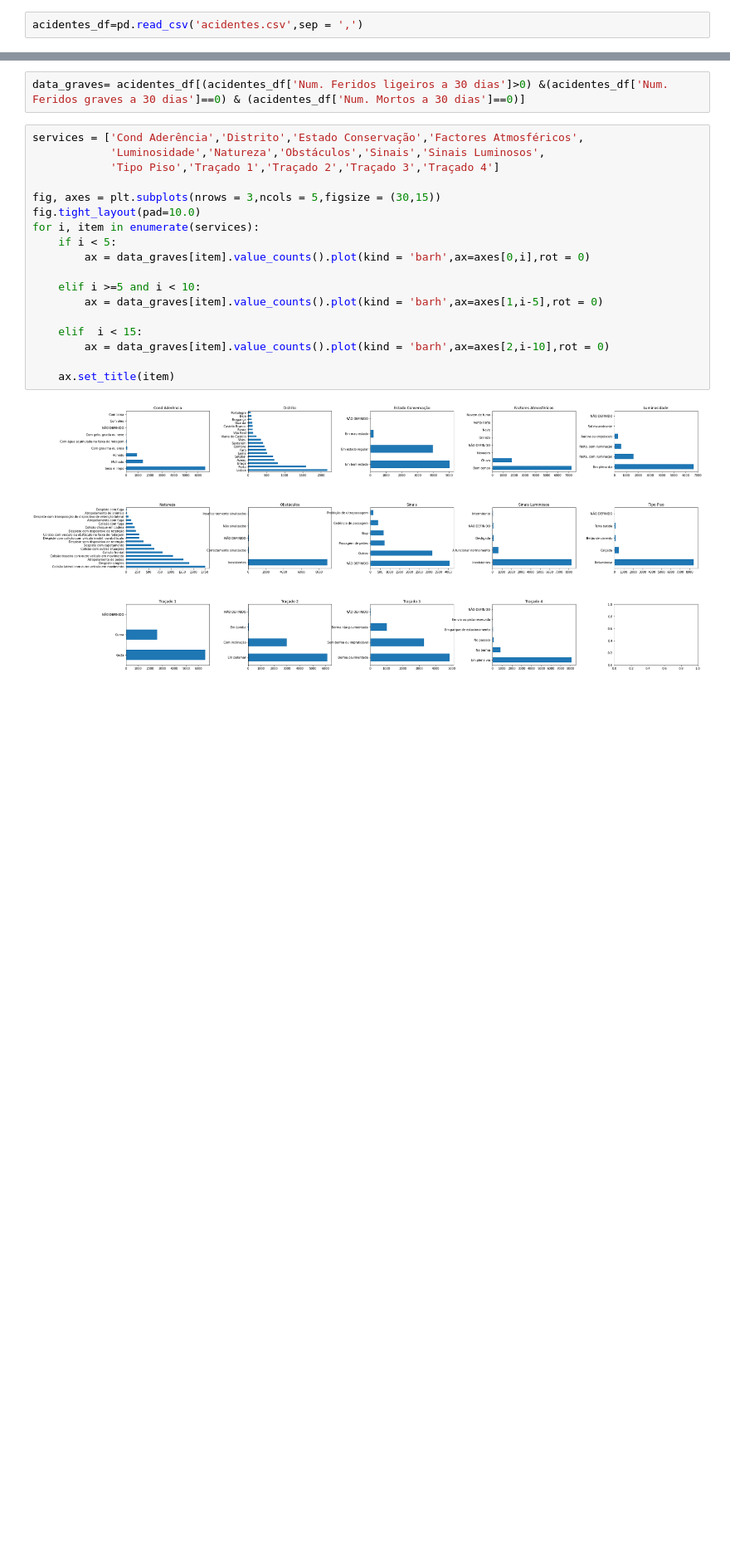
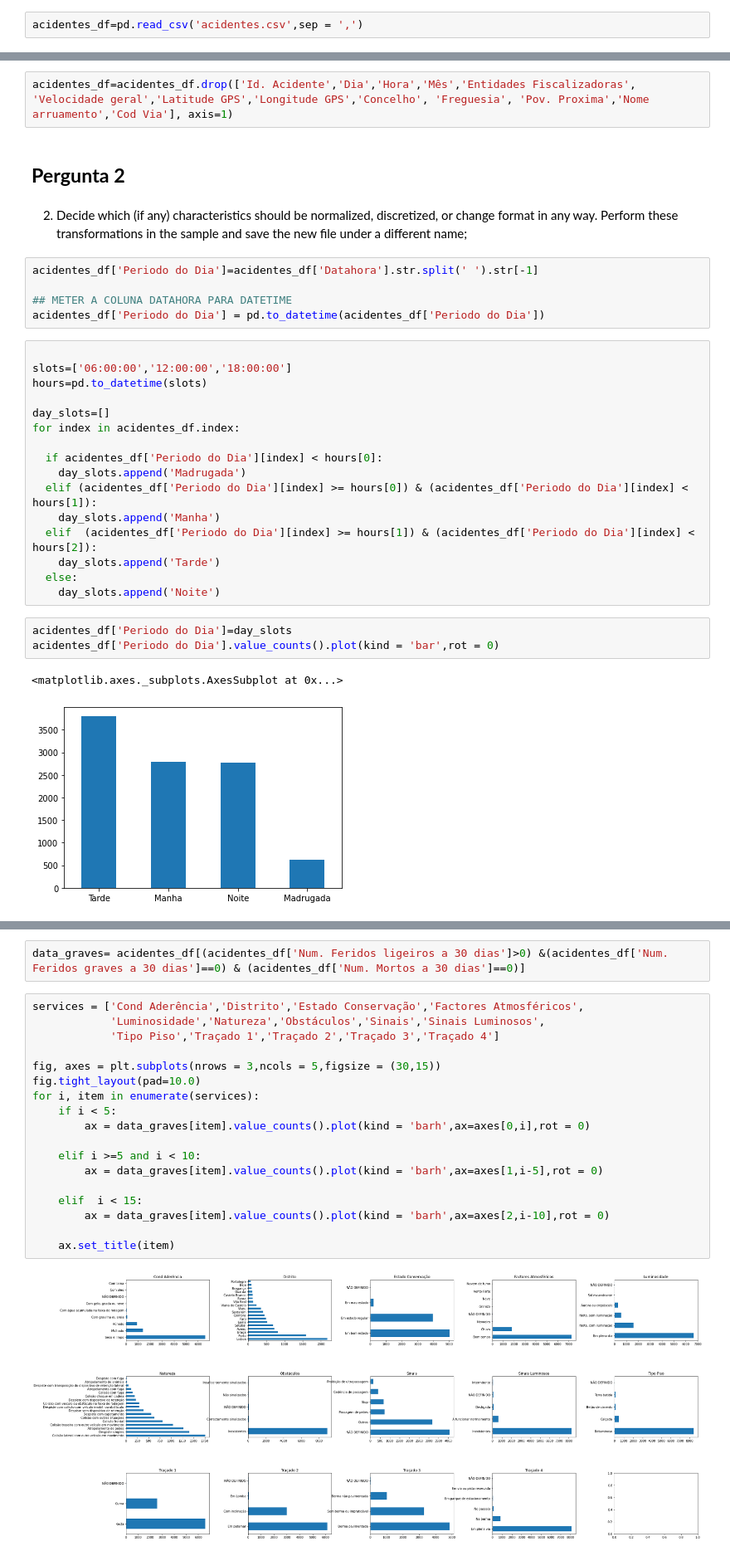
Before and after one commit to mrdso2-iscte/IAA_PROJECT, a Jupyter notebook: IAA.ipynb, the cells around one changed output, grey strips where cells are left out. Shown: that part at 83% size. Saved outputs shown, nothing was run; the diff lists cells and outputs as text; blank space fills up the shorter version.

```diff
--- a/IAA.ipynb
+++ b/IAA.ipynb
@@ -87,0 +113,35 @@ acidentes_df=pd.read_csv('acidentes.csv',sep = ',')
+# %%
+acidentes_df=acidentes_df.drop(['Id. Acidente','Dia','Hora','Mês','Entidades Fiscalizadoras', 'Velocidade geral','Latitude GPS','Longitude GPS','Concelho', 'Freguesia', 'Pov. Proxima','Nome arruamento','Cod Via'], axis=1)
+# %% [markdown]
+## **Pergunta 2**
+# %% [markdown]
+2. Decide which (if any) characteristics should be normalized, discretized, or change format
+in any way. Perform these transformations in the sample and save the new file
+under a different name;
+# %%
+acidentes_df['Periodo do Dia']=acidentes_df['Datahora'].str.split(' ').str[-1]
+
+## METER A COLUNA DATAHORA PARA DATETIME
+acidentes_df['Periodo do Dia'] = pd.to_datetime(acidentes_df['Periodo do Dia'])
+# %%
+
+slots=['06:00:00','12:00:00','18:00:00']
+hours=pd.to_datetime(slots)
+
+day_slots=[]
+for index in acidentes_df.index:
+
+  if acidentes_df['Periodo do Dia'][index] < hours[0]:
+    day_slots.append('Madrugada')
+  elif (acidentes_df['Periodo do Dia'][index] >= hours[0]) & (acidentes_df['Periodo do Dia'][index] < hours[1]):
+    day_slots.append('Manha')
+  elif  (acidentes_df['Periodo do Dia'][index] >= hours[1]) & (acidentes_df['Periodo do Dia'][index] < hours[2]):
+    day_slots.append('Tarde')
+  else:
+    day_slots.append('Noite')
+# %%
+acidentes_df['Periodo do Dia']=day_slots
+acidentes_df['Periodo do Dia'].value_counts().plot(kind = 'bar',rot = 0)
+# %% [output]
+<matplotlib.axes._subplots.AxesSubplot at 0x...>
+[figure, added]
```
Also changed, not shown: parts of 22 cells of this notebook.
